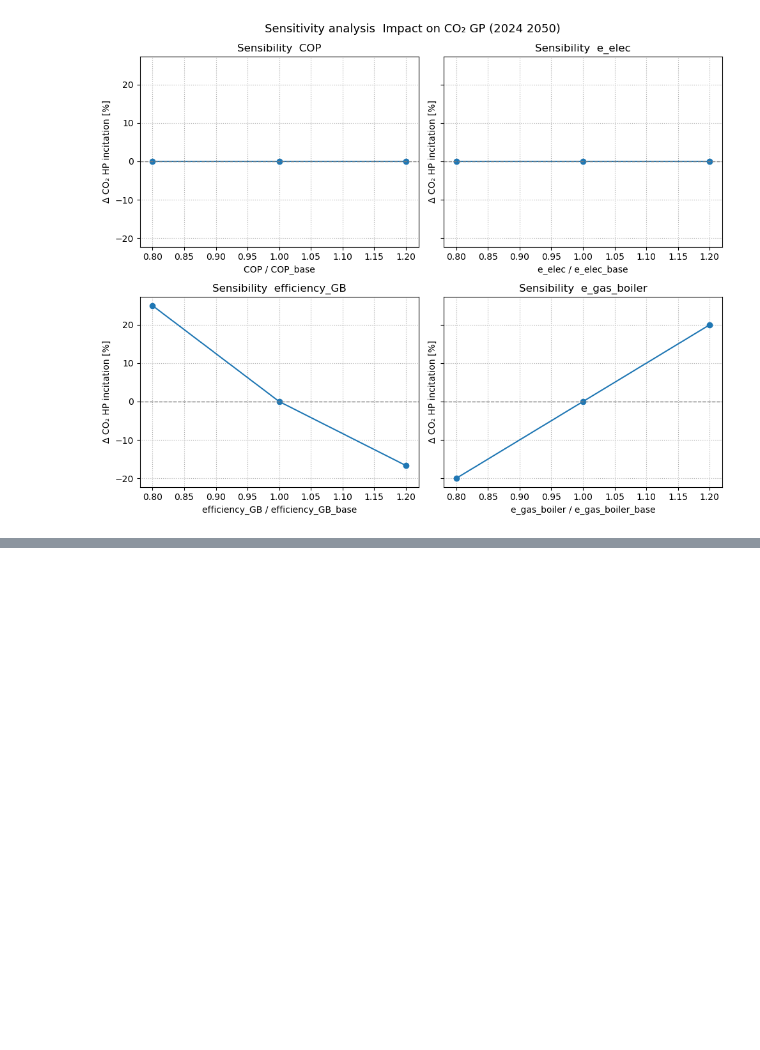
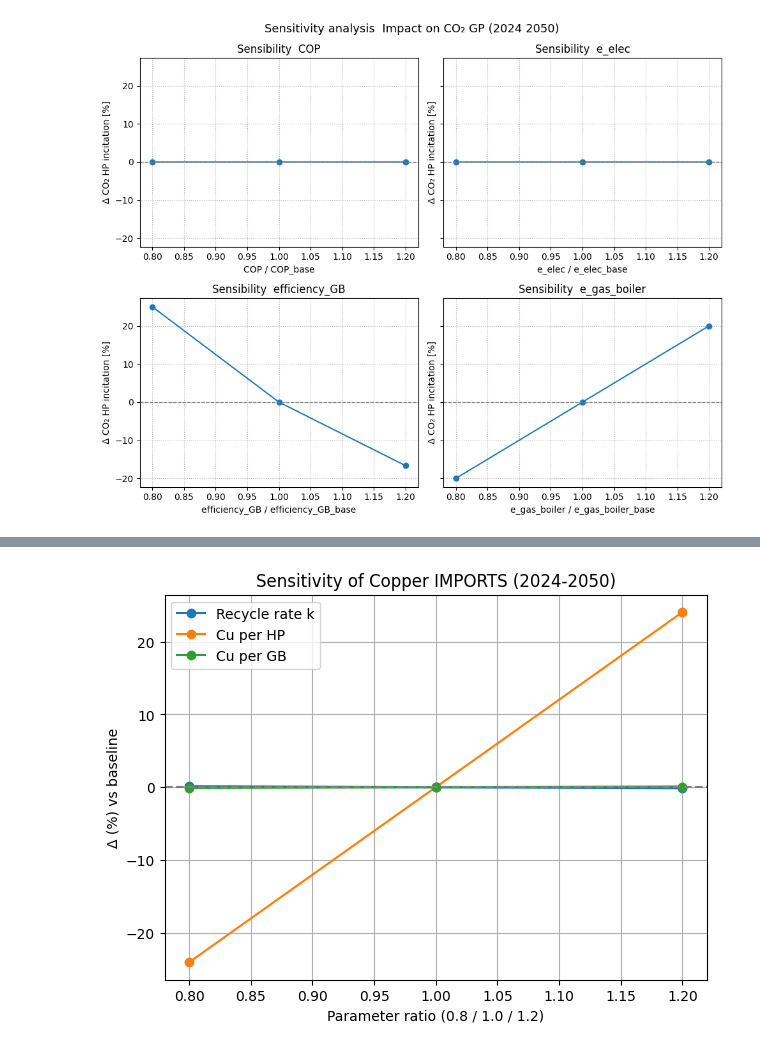
Before and after one commit to Margaux-Ccd/MFA_HeatPumps, a Jupyter notebook: Dynamic_MFA/Dynamic_HP.ipynb, the cells around one changed output, grey strips where cells are left out. Cells and saved outputs as stored; diff of their text form; code cells hidden in the pictures; blank space fills up the shorter version.

```diff
--- a/Dynamic_MFA/Dynamic_HP.ipynb
+++ b/Dynamic_MFA/Dynamic_HP.ipynb
@@ -469,7 +469,7 @@ plt.legend()
 ## Copper flows
 # %%
 # recycle coefficient
-k=0.0
+k=0.61
 
 # Copper stocks
 Copper_HP_s=np.array(HP_DSM.s)*copper_HP
@@ -491,16 +491,8 @@ Copper_GB_i=np.array(GB_DSM.i)*copper_GB-k*np.array(GB_DSM.o)*copper_GB
 # %%
-# Analyse de sensibilité
+
 # Function to recalculate KPI
 
 def compute_kpis(COP_value, e_elec_value, efficiency_GB_value, e_gas_boiler_value):
-
-  """
-  Returns a dictionary with:
-  - CO2_HP_base_cum: cumulative HP emissions (baseline scenario) 2024 2050 [tCO2]
-  - CO2_HP_inc_cum: cumulative HP emissions (incentive scenario) 2024 2050 [tCO2]
-  - CO2_GB_cum: cumulative emissions from gas boilers 2024 2050 [tCO2]
-
-  """
 
   # DATA OF OUR MODEL
 
@@ -831,6 +841,6 @@ print("copper_GB:", results_GB)
 # %%
 # ----- Parameters -----
-kpi_name = "stock"   # "imports", "exports", "stock"
+kpi_name = "imports"   # "imports", "exports", "stock"
 
 
 if kpi_name == "imports":
@@ -839,30 +849,32 @@ elif kpi_name == "exports":
     key = "Cu_exports_total"
 elif kpi_name == "stock":
     key = "Cu_stock_final"
 
 
 plt.figure(figsize=(7,5))
 
 labels = {"k":"Recycle rate k", "copper_HP":"Cu per HP", "copper_GB":"Cu per GB"}
 params = [results_k, results_HP, results_GB]
 
 for res in params:
 
     base = res["base"][key]
 
 
     tested_values = res[kpi_name]     # ex : res["imports"]
 
 
     deltas = [(v - base)/base * 100 for v in tested_values]
 
     plt.plot([0.8, 1.0, 1.2], deltas, marker="o", label=labels[res["param"]])
 
 plt.axhline(0, color="gray", linestyle="--")
 plt.title(f"Sensitivity of Copper {kpi_name.upper()} (2024-2050)")
 plt.xlabel("Parameter ratio (0.8 / 1.0 / 1.2)")
 plt.ylabel("Δ (%) vs baseline")
 plt.grid(True)
 plt.legend()
 
 plt.show()
+# %% [output]
+[figure, added]
```
Also changed, not shown: parts of 13 cells of this notebook.
